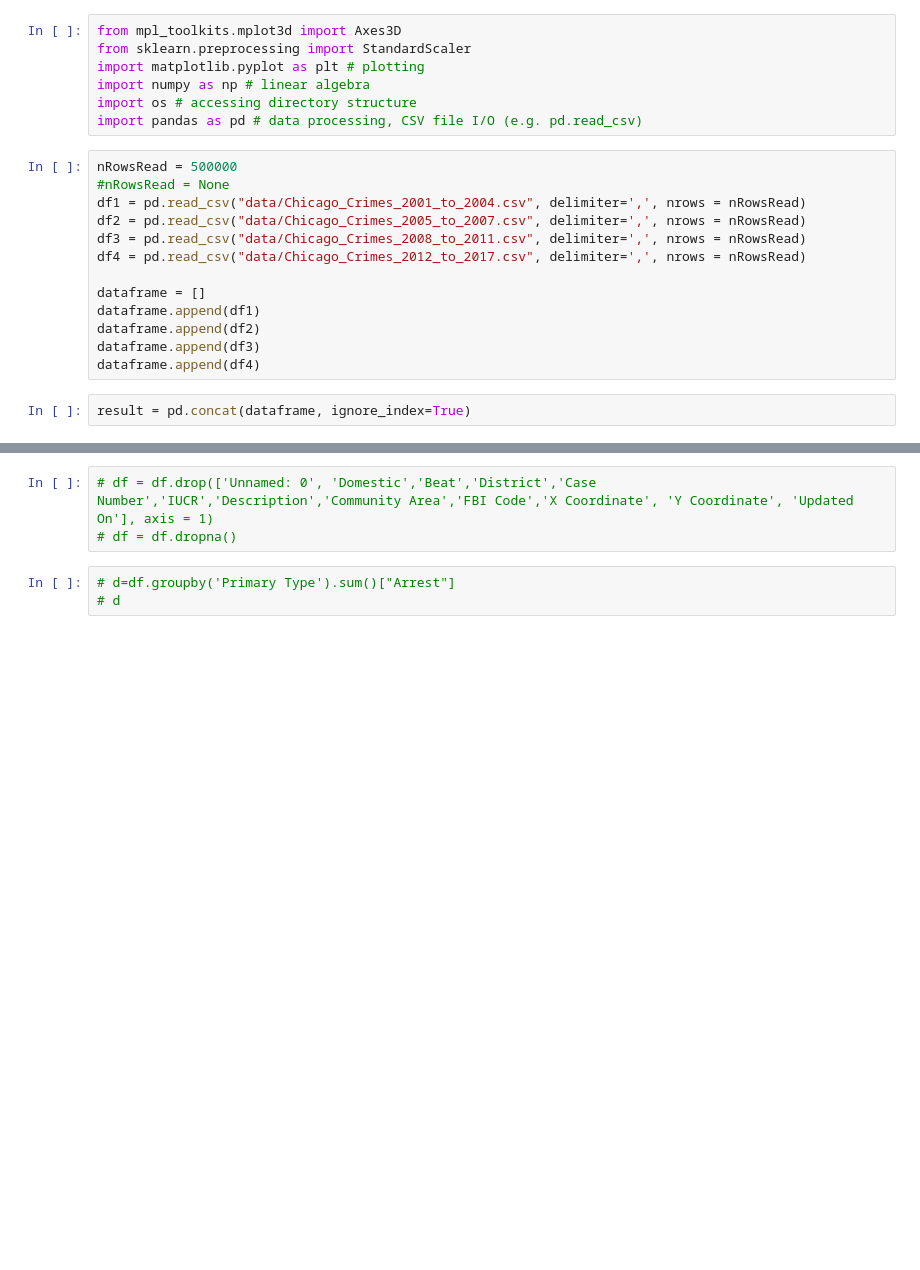
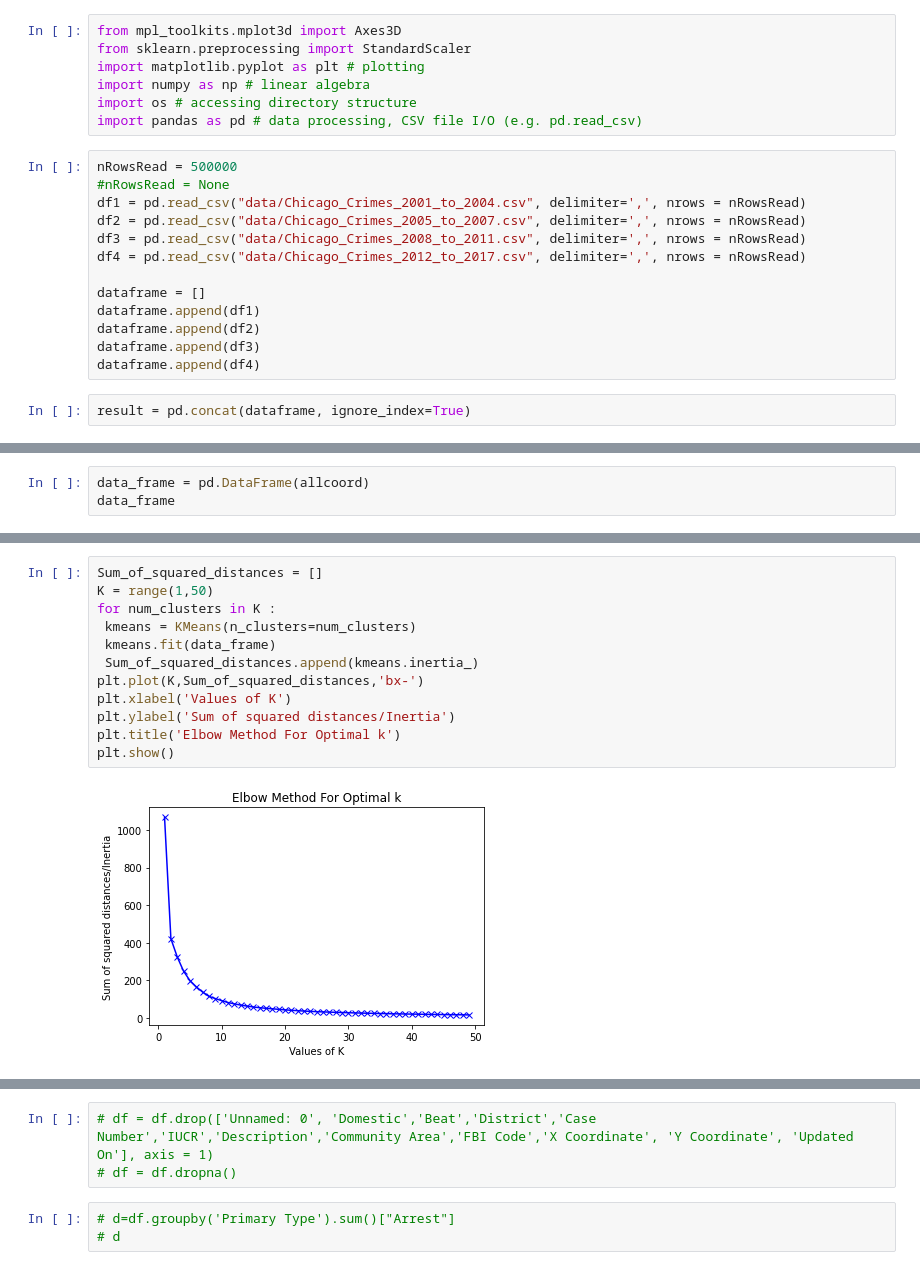
Before and after one commit to Mintra99/chicago-crime-hadoop, a Jupyter notebook: test.ipynb, the cells around one changed output, grey strips where cells are left out. Drawn from its saved outputs; the diff is of its cells as text; blank space fills up the shorter version.

```diff
--- a/test.ipynb
+++ b/test.ipynb
@@ -71,0 +153,3 @@ result.to_csv('python_preprocess.csv')
+# %%
+data_frame = pd.DataFrame(allcoord)
+data_frame
@@ -72,2 +170,16 @@ result.to_csv('python_preprocess.csv')
+# %%
+Sum_of_squared_distances = []
+K = range(1,50)
+for num_clusters in K :
+ kmeans = KMeans(n_clusters=num_clusters)
+ kmeans.fit(data_frame)
+ Sum_of_squared_distances.append(kmeans.inertia_)
+plt.plot(K,Sum_of_squared_distances,'bx-')
+plt.xlabel('Values of K')
+plt.ylabel('Sum of squared distances/Inertia')
+plt.title('Elbow Method For Optimal k')
+plt.show()
+# %% [output]
+[figure, added]
 # %%
 # df.columns
```
Also changed, not shown: parts of 22 cells of this notebook, 2 other files.
